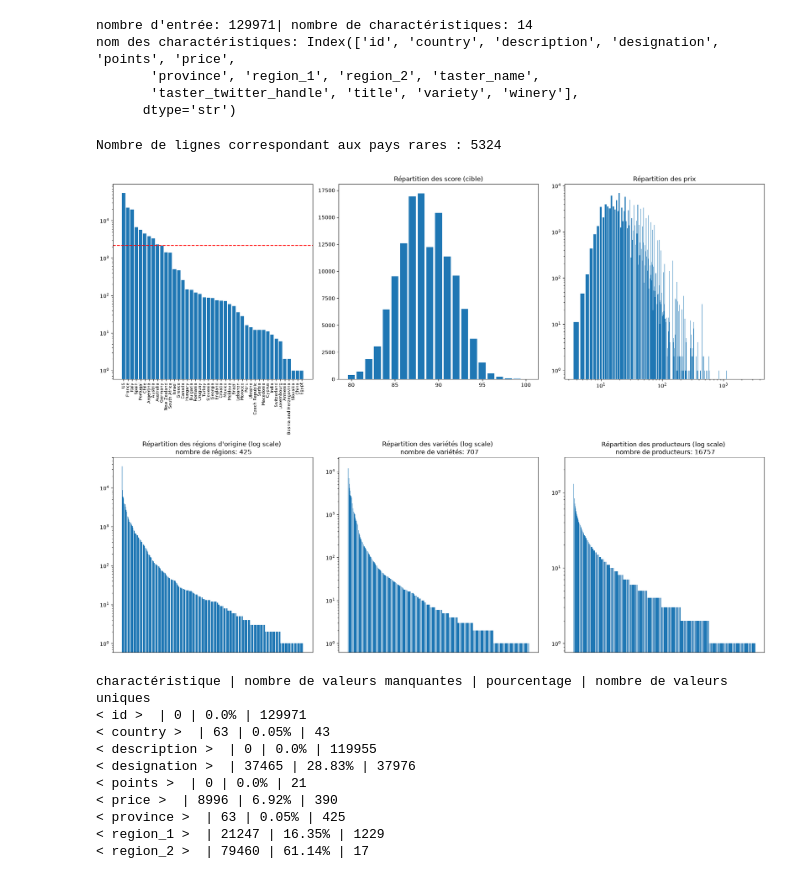
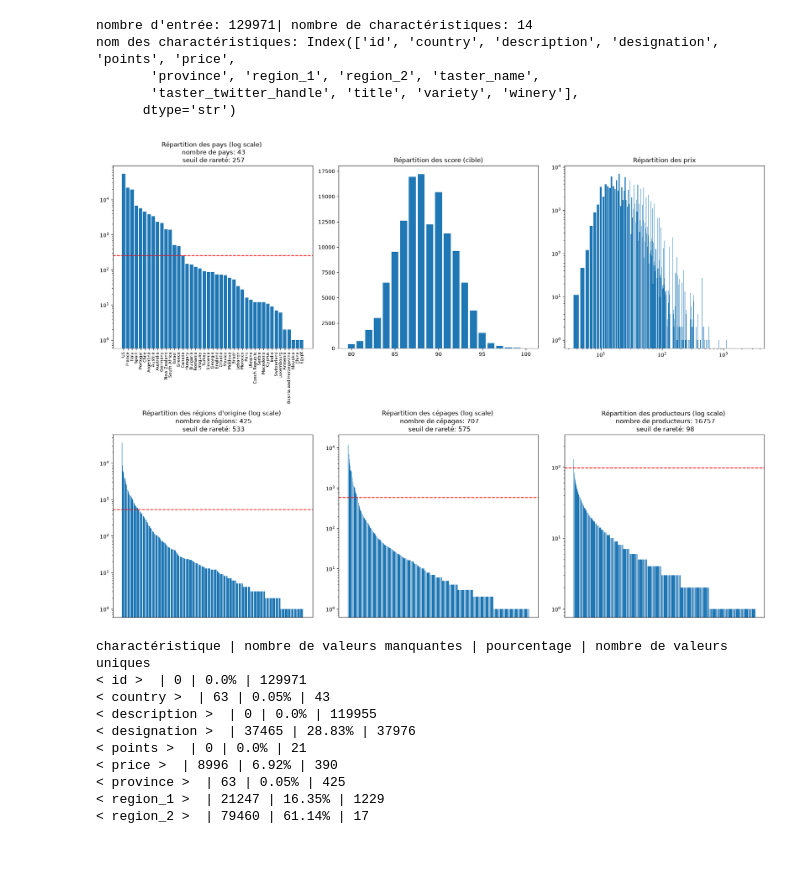
Before and after one commit to Alexso1010/Wine-Cloud, a Jupyter notebook: vin.ipynb, the cells around one changed output. Saved outputs shown, nothing was run; the diff lists cells and outputs as text; code cells hidden in the pictures.

```diff
--- a/vin.ipynb
+++ b/vin.ipynb
@@ -18,15 +18,15 @@ nom des charactéristiques: Index(['id', 'country', 'description', 'designation'
        'taster_twitter_handle', 'title', 'variety', 'winery'],
       dtype='str')
 # %%
-NB_COUNTRY = 10
-NB_PROVINCE = 10
-NB_VARIETY = 10
-NB_PRODUCER = 10
+NB_COUNTRY = 15
+NB_PROVINCE = 40
+NB_VARIETY = 40
+NB_WINERY = 40
 
 MIN_COUNTRY = df['country'].value_counts().iloc[NB_COUNTRY - 1]
 MIN_PROVINCE = df['province'].value_counts().iloc[NB_PROVINCE - 1]
 MIN_VARIETY = df['variety'].value_counts().iloc[NB_VARIETY - 1]
-MIN_PRODUCER = df['winery'].value_counts().iloc[NB_PRODUCER - 1]
+MIN_WINERY = df['winery'].value_counts().iloc[NB_WINERY - 1]
 # %%
 plt.figure(figsize=(18,13))
 
@@ -39,41 +39,57 @@ plt.axhline(
     color='red',
     linestyle='--'
 )
-nb_lignes_pays_rares = df['country'].value_counts().loc[lambda counts: counts < MIN_COUNTRY].sum()
-print("Nombre de lignes correspondant aux pays rares :", nb_lignes_pays_rares)
+plt.title("Répartition des pays (log scale) \n nombre de pays: " + str(df['country'].nunique()) + "\n seuil de rareté: " + str(MIN_COUNTRY))
+
 
 plt.subplot(2,3,2)
 plt.bar(df['points'].value_counts().index, df['points'].value_counts())
 plt.title("Répartition des score (cible)")
 
 plt.subplot(2,3,3)
 plt.bar(df['price'].value_counts().index, df['price'].value_counts())
 plt.title("Répartition des prix")
 plt.yscale("log")
 plt.xscale("log")
 
 plt.subplot(2,3,4)
 plt.bar(df['province'].value_counts().index, df['province'].value_counts())
 plt.yscale("log")
-plt.title("Répartition des régions d'origine (log scale) \n nombre de régions: " + str(df['province'].nunique()))
 plt.xticks([])
+plt.axhline(
+    y=MIN_PROVINCE,
+    color='red',
+    linestyle='--'
+)
+plt.title("Répartition des régions d'origine (log scale) \n nombre de régions: " + str(df['province'].nunique()) + "\n seuil de rareté: " + str(MIN_PROVINCE))
+
 
 plt.subplot(2,3,5)
 plt.bar(df['variety'].value_counts().index, df['variety'].value_counts())
 plt.yscale("log")
-plt.title("Répartition des variétés (log scale) \n nombre de variétés: " + str(df['variety'].nunique()))
 plt.xticks([])
+plt.axhline(
+    y=MIN_VARIETY,
+    color='red',
+    linestyle='--'
+)
+plt.title("Répartition des cépages (log scale) \n nombre de cépages: " + str(df['variety'].nunique()) + "\n seuil de rareté: " + str(MIN_VARIETY))
+
 
 plt.subplot(2,3,6)
 plt.bar(df['winery'].value_counts().index, df['winery'].value_counts())
 plt.yscale("log")
-plt.title("Répartition des producteurs (log scale) \n nombre de producteurs: " + str(df['winery'].nunique()))
+plt.axhline(
+    y=MIN_WINERY,
+    color='red',
+    linestyle='--'
+)
+plt.title("Répartition des producteurs (log scale) \n nombre de producteurs: " + str(df['winery'].nunique()) + "\n seuil de rareté: " + str(MIN_WINERY))
 plt.xticks([])
 
 plt.tight_layout()
 # %% [output]
-Nombre de lignes correspondant aux pays rares : 5324
-[figure, old version]
+[figure, new version]
 # %%
 print("charactéristique | nombre de valeurs manquantes | pourcentage | nombre de valeurs uniques")
 
```
Also changed, not shown: parts of 9 cells of this notebook, 1 other file.
